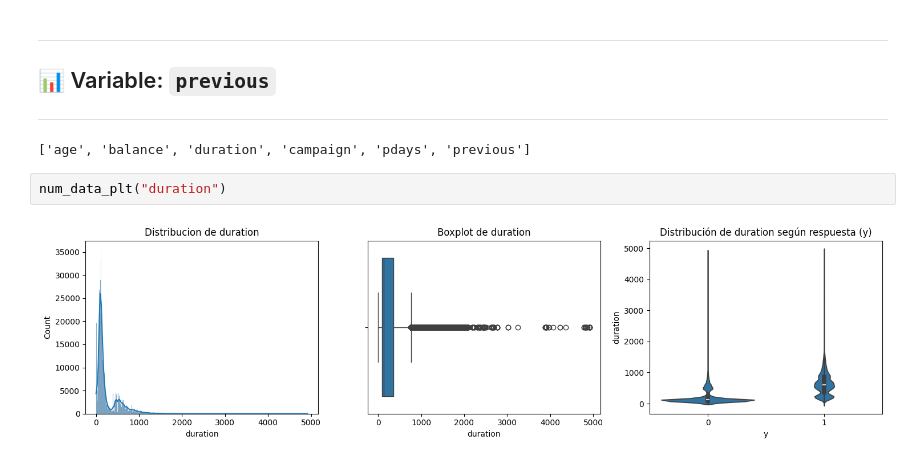
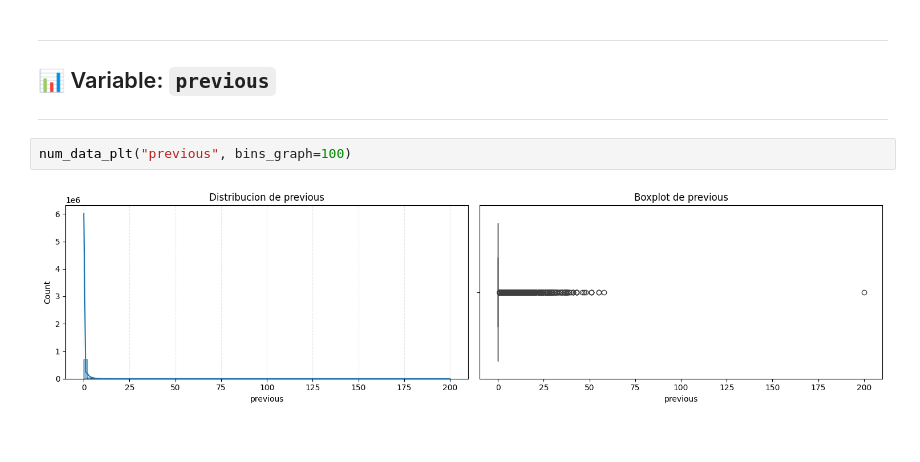
Before and after one commit to sergioroqueh/Kaggle_Binary_Classification_with_a_-Bank_Dataset, a Jupyter notebook: src/explore.ipynb, the cells around one changed output. Saved outputs shown, nothing was run; the diff lists cells and outputs as text.

```diff
--- a/src/explore.ipynb
+++ b/src/explore.ipynb
@@ -522,9 +530,6 @@ df = df.drop("pdays", axis=1)
 
 ---
 # %%
+num_data_plt("previous", bins_graph=100)
 # %% [output]
-['age', 'balance', 'duration', 'campaign', 'pdays', 'previous']
+[figure, added]
-# %%
-num_data_plt("duration")
-# %% [output]
-[figure, removed]
```
Also changed, not shown: parts of 20 cells of this notebook.
